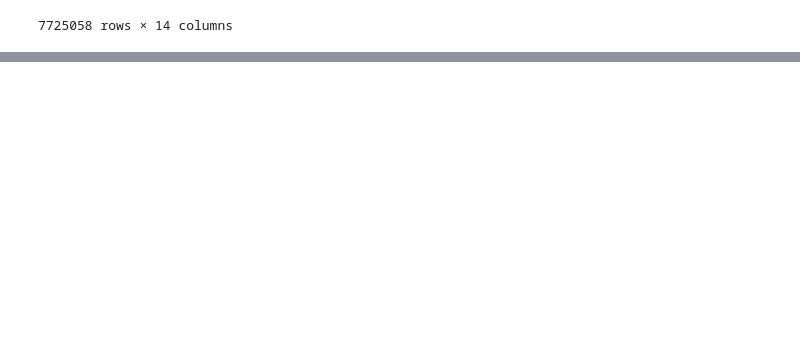
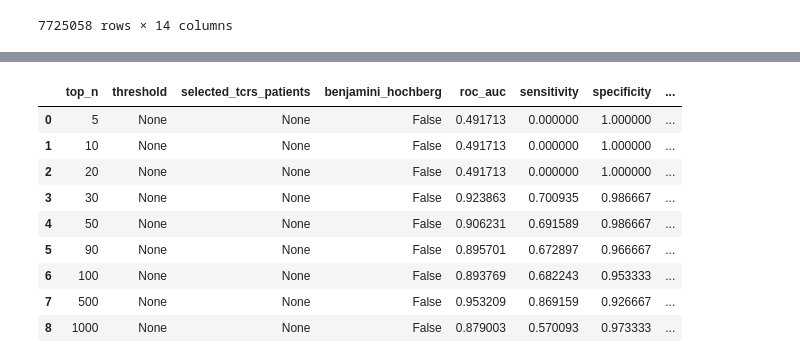
Before and after one commit to saartjeherman/Emerson, a Jupyter notebook: emerson_clean.ipynb, the cells around one changed output, grey strips where cells are left out. Saved outputs shown, nothing was run; the diff lists cells and outputs as text; code cells hidden in the pictures; blank space fills up the shorter version.

```diff
--- a/emerson_clean.ipynb
+++ b/emerson_clean.ipynb
@@ -1117,0 +1161,22 @@ convergence_results
+# %%
+#convert metrics_validation_df to a dataframe, each column is currently representes as a dictionary
+#each key should represent the column name
+#convert the dictionary to a dataframe
+metrics_validation_df = pd.DataFrame(af.read_file('results\\8\\metrics_classifiers_validation_convergence_method.tsv'))
+metrics_validation_df.iloc[:, 0] = metrics_validation_df.iloc[:, 0].apply(ast.literal_eval)
+
+# Now expand the dictionary
+metrics_validation_df = metrics_validation_df.iloc[:, 0].apply(pd.Series)
+#metrics_validation_df_expanded = metrics_validation_df.iloc[:, 0].apply(pd.Series)
+metrics_validation_df
+# %% [output]
+|  | top_n | threshold | selected_tcrs_patients | benjamini_hochberg | roc_auc | sensitivity | specificity | ... |
+| 0 | 5 | None | None | False | 0.491713 | 0.000000 | 1.000000 | ... |
+| 1 | 10 | None | None | False | 0.491713 | 0.000000 | 1.000000 | ... |
+| 2 | 20 | None | None | False | 0.491713 | 0.000000 | 1.000000 | ... |
+| 3 | 30 | None | None | False | 0.923863 | 0.700935 | 0.986667 | ... |
+| 4 | 50 | None | None | False | 0.906231 | 0.691589 | 0.986667 | ... |
+| 5 | 90 | None | None | False | 0.895701 | 0.672897 | 0.966667 | ... |
+| 6 | 100 | None | None | False | 0.893769 | 0.682243 | 0.953333 | ... |
+| 7 | 500 | None | None | False | 0.953209 | 0.869159 | 0.926667 | ... |
+| 8 | 1000 | None | None | False | 0.879003 | 0.570093 | 0.973333 | ... |
```
Also changed, not shown: parts of 40 cells of this notebook, 4 other files.
